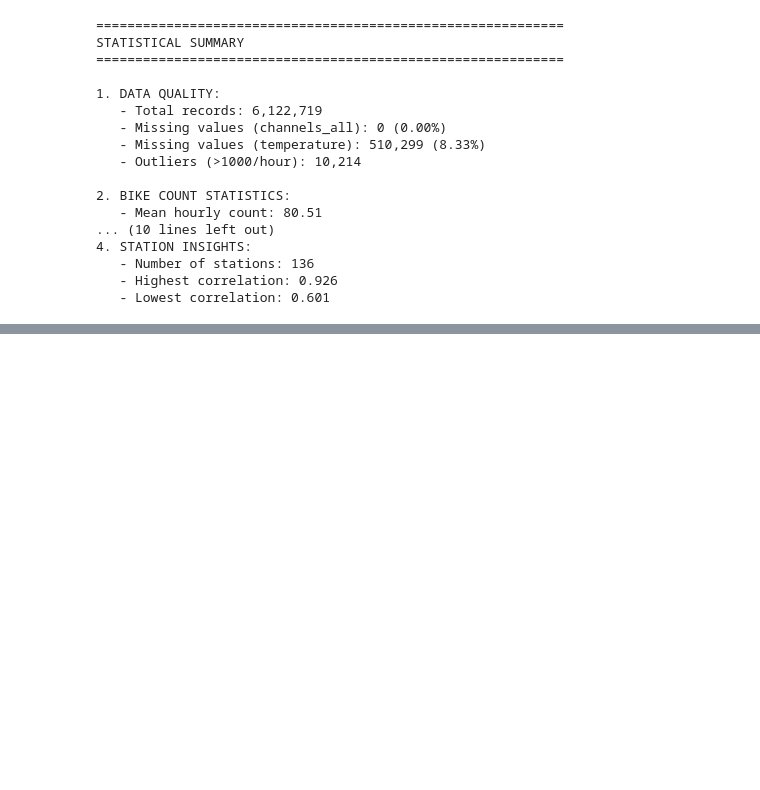
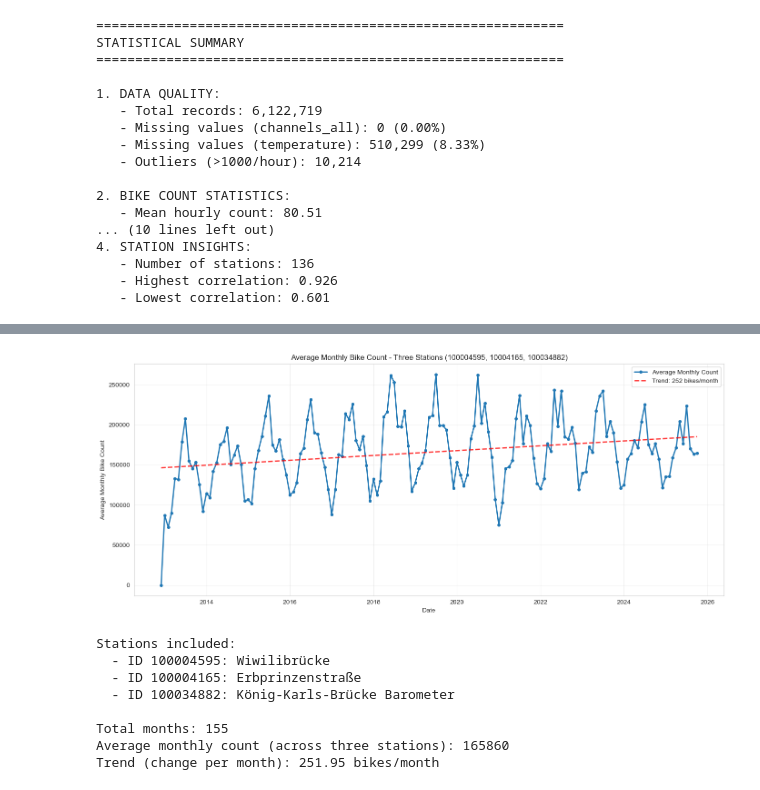
Before and after one commit to cleesee/fahrradzaehler, a Jupyter notebook: download.ipynb, the cells around one changed output, grey strips where cells are left out. Saved outputs shown, nothing was run; the diff lists cells and outputs as text; code cells hidden in the pictures; blank space fills up the shorter version.

```diff
--- a/download.ipynb
+++ b/download.ipynb
@@ -547,0 +692,63 @@ STATISTICAL SUMMARY
+# %%
+################################################
+# Average of Three Stations Over Time          #
+################################################
+
+# Define the three station IDs
+station_ids = [100004595, 100004165, 100034882]
+
+# Filter data for these stations
+stations_data = df_loaded[df_loaded['counter_site_id'].isin(station_ids)].copy()
+
+if len(stations_data) > 0:
+    # Create year_month column
+    stations_data['year_month'] = stations_data['iso_timestamp'].dt.to_period('M')
+
+    # Calculate monthly totals for each station
+    monthly_by_station = stations_data.groupby(['year_month', 'counter_site_id'])['channels_all'].sum().unstack(fill_value=0)
+
+    # Calculate the average across the three stations
+    monthly_avg = monthly_by_station.mean(axis=1)
+
+    # Convert index to timestamp for plotting
+    monthly_avg.index = monthly_avg.index.to_timestamp()
+
+    # Create plot
+    fig, ax = plt.subplots(figsize=(14, 6))
+    ax.plot(monthly_avg.index, monthly_avg.values, linewidth=2, marker='o', markersize=4, label='Average Monthly Count')
+    ax.set_xlabel('Date')
+    ax.set_ylabel('Average Monthly Bike Count')
+    ax.set_title('Average Monthly Bike Count - Three Stations (100004595, 10004165, 100034882)')
+    ax.grid(True, alpha=0.3)
+
+    # Add trend line
+    z = np.polyfit(range(len(monthly_avg)), monthly_avg.values, 1)
+    p = np.poly1d(z)
+    ax.plot(monthly_avg.index, p(range(len(monthly_avg))),
+            "r--", alpha=0.8, linewidth=2, label=f'Trend: {z[0]:.0f} bikes/month')
+    ax.legend()
+
+    plt.tight_layout()
+    plt.show()
+
+    # Print station names
+    print("Stations included:")
+    for station_id in station_ids:
+        station_name = stations_data[stations_data['counter_site_id'] == station_id]['counter_site'].iloc[0] if len(stations_data[stations_data['counter_site_id'] == station_id]) > 0 else "Not found"
+        print(f"  - ID {station_id}: {station_name}")
+
+    print(f"\nTotal months: {len(monthly_avg)}")
+    print(f"Average monthly count (across three stations): {monthly_avg.mean():.0f}")
+    print(f"Trend (change per month): {z[0]:.2f} bikes/month")
+else:
+    print("No data found for the specified station IDs")
+# %% [output]
+[figure, added]
+Stations included:
+  - ID 100004595: Wiwilibrücke
+  - ID 100004165: Erbprinzenstraße
+  - ID 100034882: König-Karls-Brücke Barometer
+
+Total months: 155
+Average monthly count (across three stations): 165860
+Trend (change per month): 251.95 bikes/month
```
Also changed, not shown: parts of 17 cells of this notebook.
